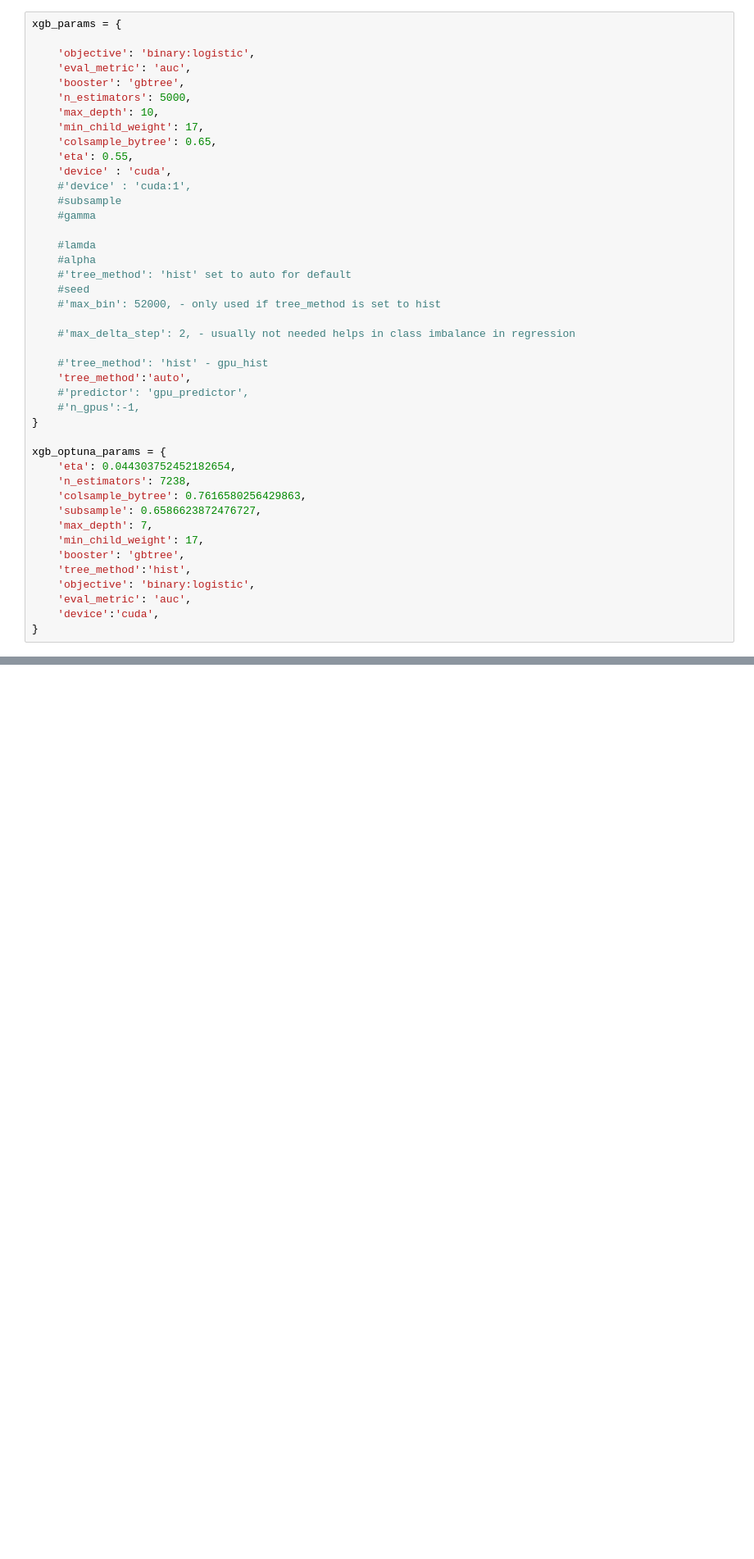
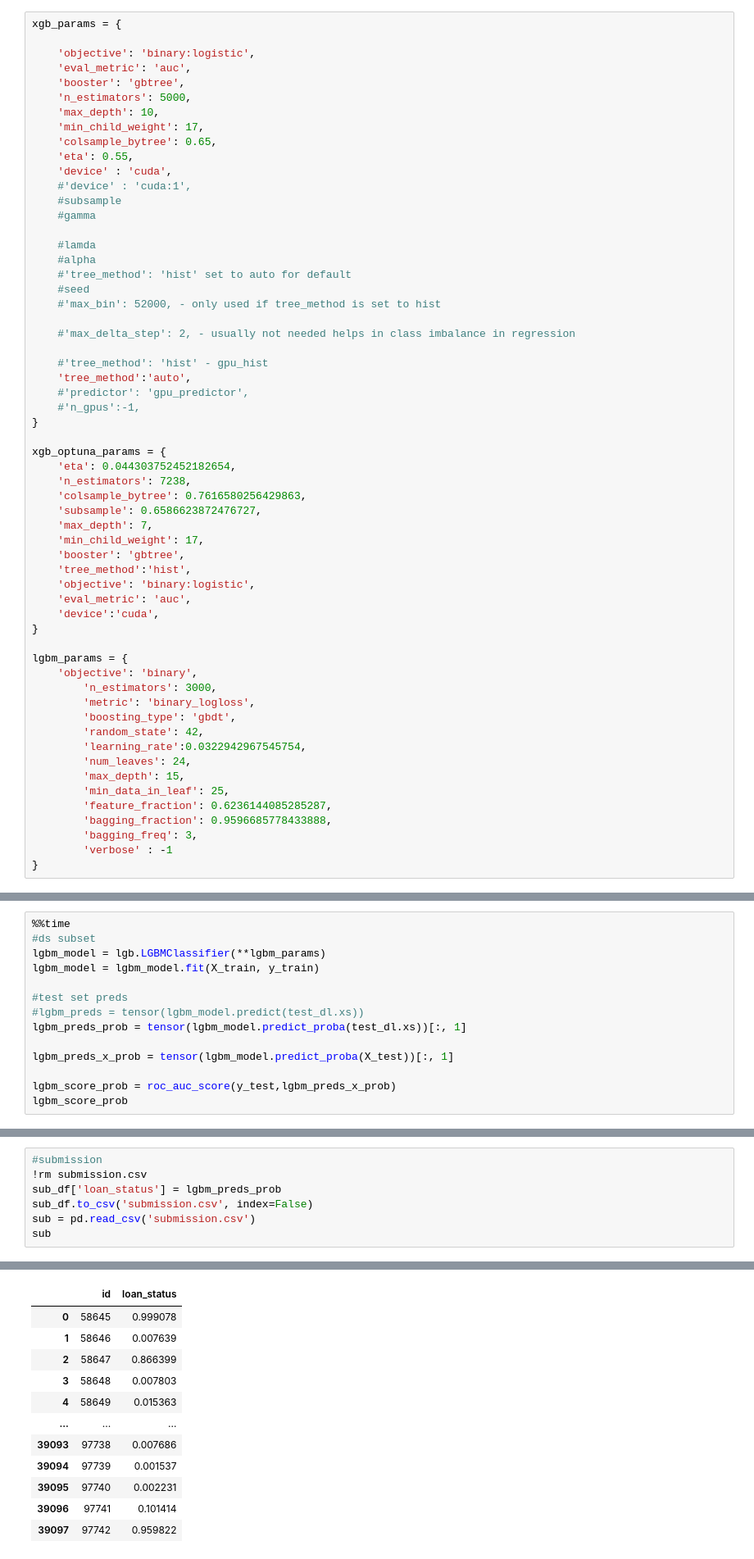
Before and after one commit to rubanzasilva/regression_of-_used_car_prices, a Jupyter notebook: xgb-lgb-cat-neural-nets-with-fast-ai.ipynb, the cells around one changed output, grey strips where cells are left out. Shown at 82% size. Drawn from its saved outputs; the diff is of its cells as text; blank space fills up the shorter version.

Commit message:
Kaggle Notebook | XGB - LGB - CAT - Neural Nets with fast.ai | Version 13 - LGBM

```diff
--- a/xgb-lgb-cat-neural-nets-with-fast-ai.ipynb
+++ b/xgb-lgb-cat-neural-nets-with-fast-ai.ipynb
@@ -304,6 +304,22 @@ xgb_optuna_params = {
     'eval_metric': 'auc',
     'device':'cuda',
 }
+
+lgbm_params = {
+    'objective': 'binary',
+        'n_estimators': 3000,
+        'metric': 'binary_logloss',
+        'boosting_type': 'gbdt',
+        'random_state': 42,
+        'learning_rate':0.0322942967545754,
+        'num_leaves': 24,
+        'max_depth': 15,
+        'min_data_in_leaf': 25,
+        'feature_fraction': 0.6236144085285287,
+        'bagging_fraction': 0.9596685778433888,
+        'bagging_freq': 3,
+        'verbose' : -1
+}
 # %% [markdown]
 ### Optuna optimization
 # %%
@@ -452,3 +468,17 @@ rm: cannot remove 'submission.csv': No such file or directory
 # Calculate and print the mean score across all folds
 #lgbm_mean_score = np.mean(lgbm_fold_scores)
 #print(f"Mean RMSE: {lgbm_mean_score}")
+# %%
+%%time
+#ds subset
+lgbm_model = lgb.LGBMClassifier(**lgbm_params)
+lgbm_model = lgbm_model.fit(X_train, y_train)
+
+#test set preds
+#lgbm_preds = tensor(lgbm_model.predict(test_dl.xs))
+lgbm_preds_prob = tensor(lgbm_model.predict_proba(test_dl.xs))[:, 1]
+
+lgbm_preds_x_prob = tensor(lgbm_model.predict_proba(X_test))[:, 1]
+
+lgbm_score_prob = roc_auc_score(y_test,lgbm_preds_x_prob)
+lgbm_score_prob
@@ -454,0 +489,8 @@ rm: cannot remove 'submission.csv': No such file or directory
+# %%
+#submission
+!rm submission.csv
+sub_df['loan_status'] = lgbm_preds_prob
+sub_df.to_csv('submission.csv', index=False)
+sub = pd.read_csv('submission.csv')
+sub
+# %% [output]
@@ -454,0 +498,12 @@ rm: cannot remove 'submission.csv': No such file or directory
+|  | id | loan_status |
+| 0 | 58645 | 0.999078 |
+| 1 | 58646 | 0.007639 |
+| 2 | 58647 | 0.866399 |
+| 3 | 58648 | 0.007803 |
+| 4 | 58649 | 0.015363 |
+| ... | ... | ... |
+| 39093 | 97738 | 0.007686 |
+| 39094 | 97739 | 0.001537 |
+| 39095 | 97740 | 0.002231 |
+| 39096 | 97741 | 0.101414 |
+| 39097 | 97742 | 0.959822 |
```
Also changed, not shown: parts of 10 cells of this notebook.
